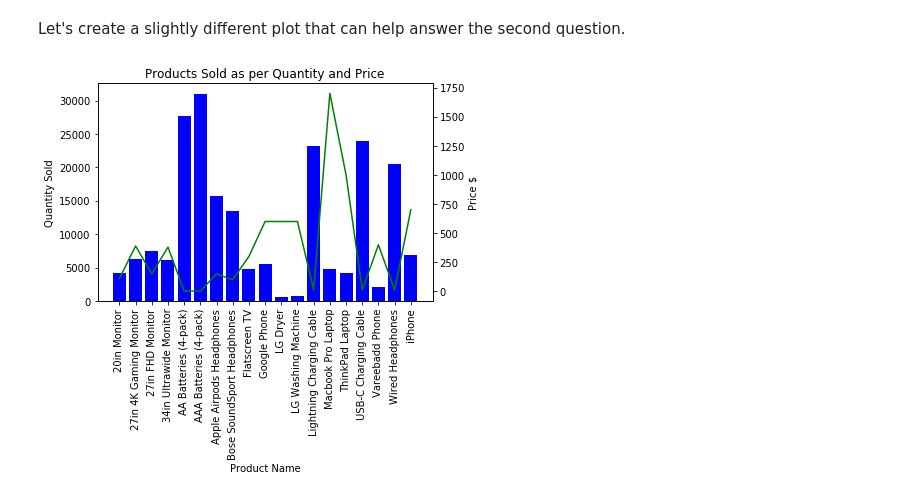
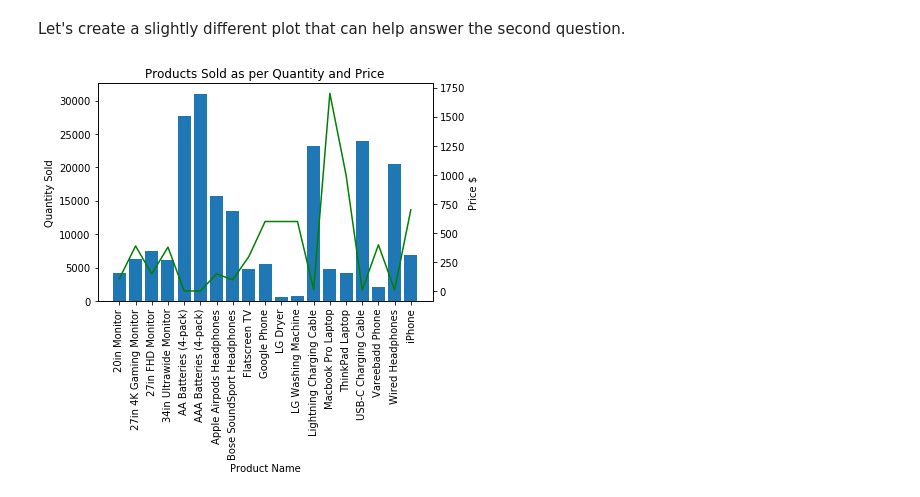
Before and after one commit to mbadamve/pandas-data-analysis, a Jupyter notebook: Pandas-Data-Analysis.ipynb, the cells around one changed output. Saved outputs shown, nothing was run; the diff lists cells and outputs as text; code cells hidden in the pictures.

```diff
--- a/Pandas-Data-Analysis.ipynb
+++ b/Pandas-Data-Analysis.ipynb
@@ -559,18 +559,18 @@ Let's create a slightly different plot that can help answer the second question.
 # %%
 fig, ax = plt.subplots()
 
 prices = all_data_indexed.groupby('Product').agg(np.mean)['Price Each']
 ax2 = ax.twinx()
 
-ax.bar(product_sales.index, product_sales, color='b')
+ax.bar(product_sales.index, product_sales)
 ax2.plot(product_sales.index, prices, color='g')
 
 ax.set_xlabel('Product Name')
 ax.set_ylabel('Quantity Sold')
 ax2.set_ylabel('Price $')
 ax.set_xticklabels(product_sales.index, rotation=90)
 plt.title('Products Sold as per Quantity and Price')
 
 plt.show()
 # %% [output]
-[figure, old version]
+[figure, new version]
```
Also changed, not shown: parts of 13 cells of this notebook.
